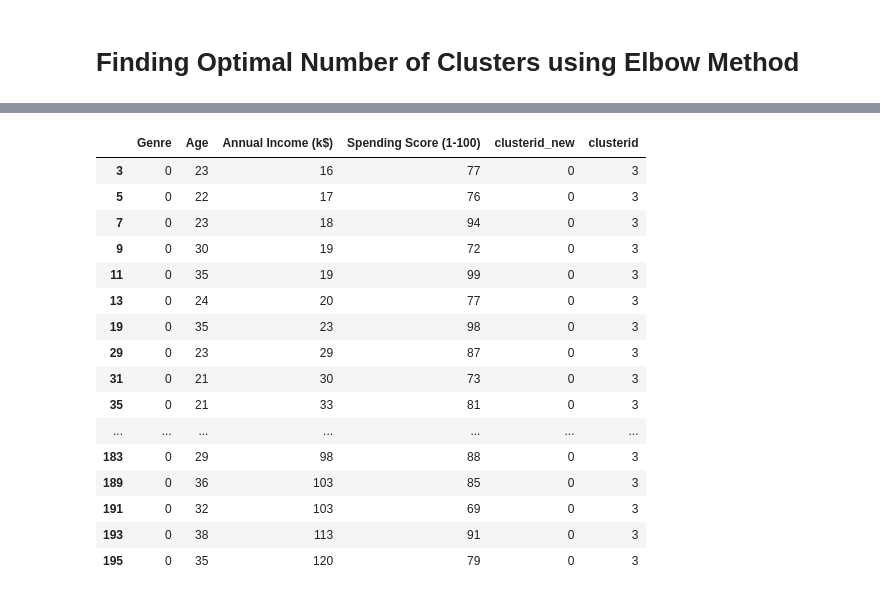
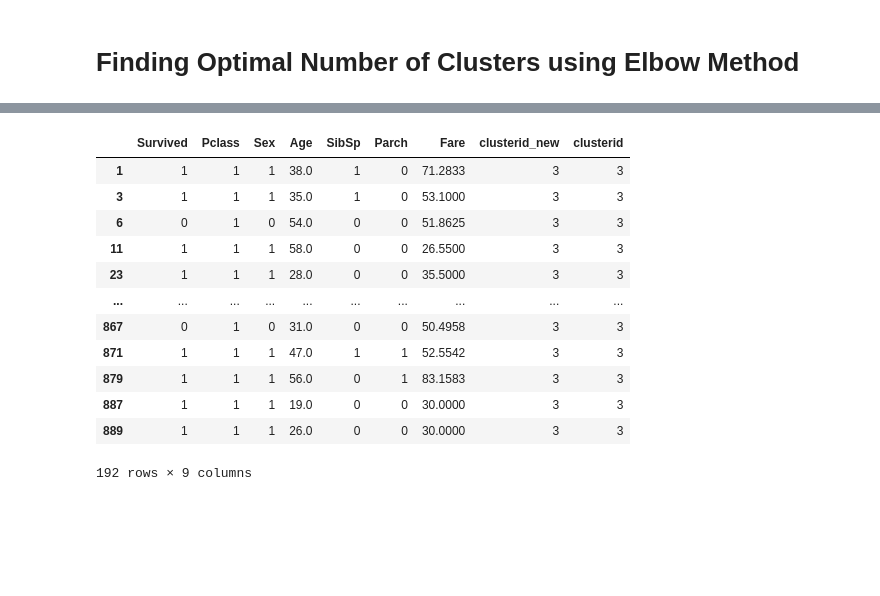
Before and after one commit to sravanirachamalla/MLA2021, a Jupyter notebook: customer_clustering.ipynb, the cells around one changed output, grey strips where cells are left out. Cells and saved outputs as stored; diff of their text form; code cells hidden in the pictures; blank space fills up the shorter version.

```diff
--- a/customer_clustering.ipynb
+++ b/customer_clustering.ipynb
@@ -68,0 +100,2 @@ customers_data
+# %%
+titanic_data['Sex'] = encoded_sex
@@ -68,0 +118,3 @@ customers_data
+# %%
+titanic_data = titanic_data.fillna(0)
+titanic_data
@@ -71,12 +137,14 @@ customers_data
 # %%
 from sklearn.preprocessing import StandardScaler
 scaler = StandardScaler()
-scaled_customers_data = scaler.fit_transform( customers_data[['Genre',
-                                                              'Age',
-                                                'Annual Income (k$)',
-                                                'Spending Score (1-100)']] )
+scaled_titanic_data = scaler.fit_transform( titanic_data[[ 'Age',
+                                                          'Survived',
+                                                            'Pclass',
+                                                            'SibSp',
+                                                           'Parch',
+                                                            'Fare']] )
 # %%
 from sklearn.cluster import KMeans
-clusters_new = KMeans( 3, random_state=42 )
-clusters_new.fit( scaled_customers_data )
-customers_data["clusterid_new"] = clusters_new.labels_
+clusters_new = KMeans( 4, random_state=42 )
+clusters_new.fit( scaled_titanic_data )
+titanic_data["clusterid_new"] = clusters_new.labels_
@@ -182,20 +242,16 @@ customers_data[customers_data.clusterid == 2]
 # %%
-customers_data[customers_data.clusterid == 3]
+titanic_data[titanic_data.clusterid == 3]
 # %% [output]
-|  | Genre | Age | Annual Income (k$) | Spending Score (1-100) | clusterid_new | clusterid |
-| 3 | 0 | 23 | 16 | 77 | 0 | 3 |
-| 5 | 0 | 22 | 17 | 76 | 0 | 3 |
-| 7 | 0 | 23 | 18 | 94 | 0 | 3 |
-| 9 | 0 | 30 | 19 | 72 | 0 | 3 |
-| 11 | 0 | 35 | 19 | 99 | 0 | 3 |
-| 13 | 0 | 24 | 20 | 77 | 0 | 3 |
-| 19 | 0 | 35 | 23 | 98 | 0 | 3 |
-| 29 | 0 | 23 | 29 | 87 | 0 | 3 |
-| 31 | 0 | 21 | 30 | 73 | 0 | 3 |
-| 35 | 0 | 21 | 33 | 81 | 0 | 3 |
-| ... | ... | ... | ... | ... | ... | ... |
-| 183 | 0 | 29 | 98 | 88 | 0 | 3 |
-| 189 | 0 | 36 | 103 | 85 | 0 | 3 |
-| 191 | 0 | 32 | 103 | 69 | 0 | 3 |
-| 193 | 0 | 38 | 113 | 91 | 0 | 3 |
-| 195 | 0 | 35 | 120 | 79 | 0 | 3 |
+|  | Survived | Pclass | Sex | Age | SibSp | Parch | Fare | clusterid_new | clusterid |
+| 1 | 1 | 1 | 1 | 38.0 | 1 | 0 | 71.2833 | 3 | 3 |
+| 3 | 1 | 1 | 1 | 35.0 | 1 | 0 | 53.1000 | 3 | 3 |
+| 6 | 0 | 1 | 0 | 54.0 | 0 | 0 | 51.8625 | 3 | 3 |
+| 11 | 1 | 1 | 1 | 58.0 | 0 | 0 | 26.5500 | 3 | 3 |
+| 23 | 1 | 1 | 1 | 28.0 | 0 | 0 | 35.5000 | 3 | 3 |
+| ... | ... | ... | ... | ... | ... | ... | ... | ... | ... |
+| 867 | 0 | 1 | 0 | 31.0 | 0 | 0 | 50.4958 | 3 | 3 |
+| 871 | 1 | 1 | 1 | 47.0 | 1 | 1 | 52.5542 | 3 | 3 |
+| 879 | 1 | 1 | 1 | 56.0 | 0 | 1 | 83.1583 | 3 | 3 |
+| 887 | 1 | 1 | 1 | 19.0 | 0 | 0 | 30.0000 | 3 | 3 |
+| 889 | 1 | 1 | 1 | 26.0 | 0 | 0 | 30.0000 | 3 | 3 |
+192 rows × 9 columns
```
Also changed, not shown: parts of 30 cells of this notebook.
